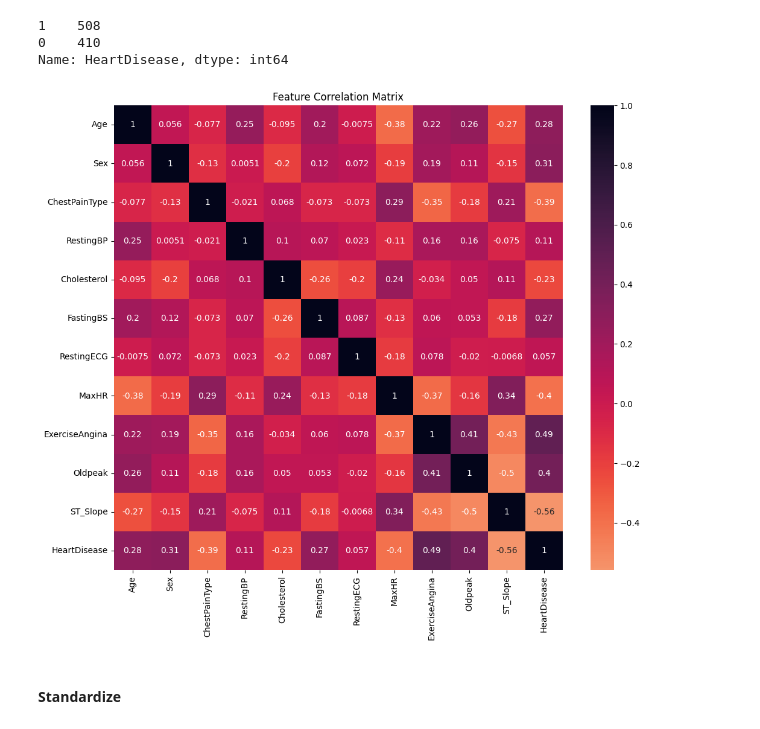
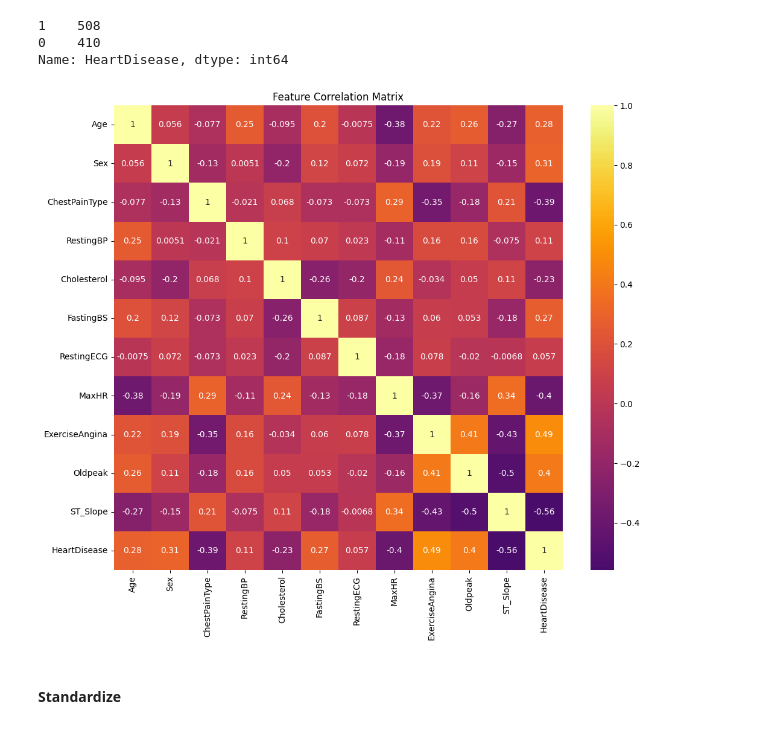
Before and after one commit to LucaGuidi5/Heart_failure_classification, a Jupyter notebook: notebooks/heart_failure_class.ipynb, the cells around one changed output. Drawn from its saved outputs; the diff is of its cells as text; code cells hidden in the pictures.

```diff
--- a/notebooks/heart_failure_class.ipynb
+++ b/notebooks/heart_failure_class.ipynb
@@ -41,13 +49,13 @@ Name: HeartDisease, dtype: int64
 # %%
 corr_matrix = df.corr()
 
 # Create a heatmap using seaborn
 plt.figure(figsize=(12, 10))
-sns.heatmap(corr_matrix, annot=True, cmap='rocket_r', center=0)
+sns.heatmap(corr_matrix, annot=True, cmap='inferno', center=0)
 plt.title('Feature Correlation Matrix')
 plt.show()
 # %% [output]
-[figure, old version]
+[figure, new version]
 # %% [markdown]
 #### Standardize
 # %%
```
Also changed, not shown: parts of 9 cells of this notebook.
